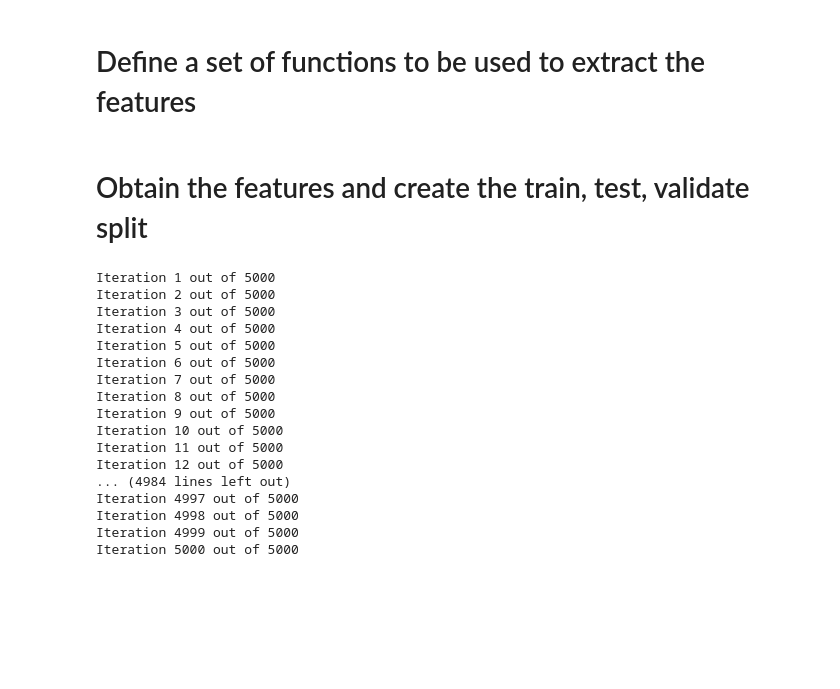
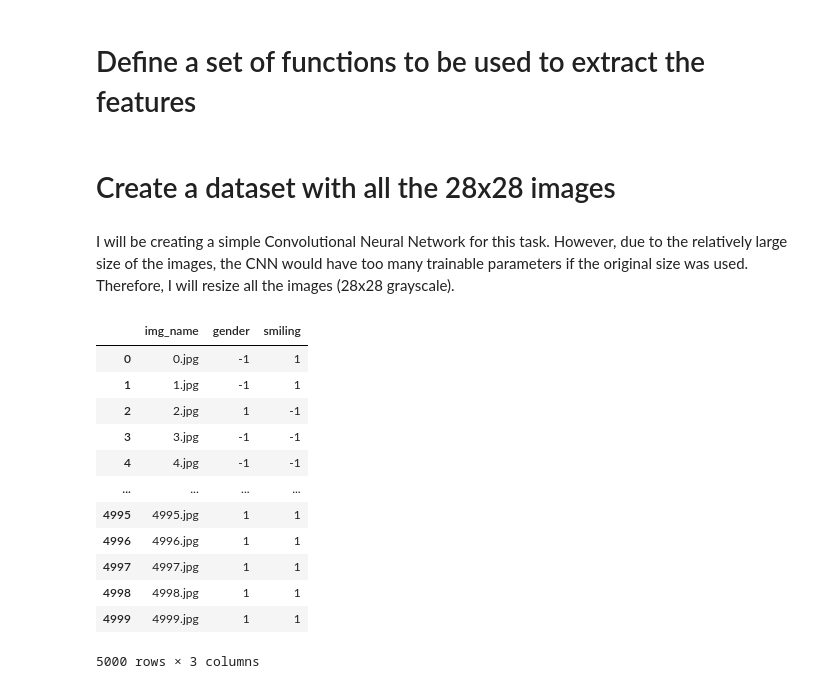
Before and after one commit to PDA44719/AMLS_ELEC0134, a Jupyter notebook: Task A1.ipynb, the cells around one changed output. Drawn from its saved outputs; the diff is of its cells as text; code cells hidden in the pictures; blank space fills up the shorter version.

Commit message:
Resize images to 28x28 and convert to grayscale.

```diff
--- a/Task A1.ipynb
+++ b/Task A1.ipynb
@@ -146,25 +147,26 @@ def extract_features_labels():
     gender_labels = (np.array(all_gender_labels) + 1)/2 # simply converts the -1 into 0, so male=0 and female=1
     #smiling_labels = (np.array(all_smiling_labels) + 1)/2
     return landmark_features, gender_labels, image_files
-# %% [markdown]
-# Obtain the features and create the train, test, validate split
-# %%
-X, y_gender, image_files = extract_features_labels()
-# %% [output]
-Iteration 1 out of 5000
-Iteration 2 out of 5000
-Iteration 3 out of 5000
-Iteration 4 out of 5000
-Iteration 5 out of 5000
-Iteration 6 out of 5000
-Iteration 7 out of 5000
-Iteration 8 out of 5000
-Iteration 9 out of 5000
-Iteration 10 out of 5000
-Iteration 11 out of 5000
-Iteration 12 out of 5000
-... (4984 lines left out)
-Iteration 4997 out of 5000
-Iteration 4998 out of 5000
-Iteration 4999 out of 5000
-Iteration 5000 out of 5000
+# %% [markdown]
+# Create a dataset with all the 28x28 images
+# %% [markdown]
+I will be creating a simple Convolutional Neural Network for this task. However, due to the relatively large size of the images, the CNN would have too many trainable parameters if the original size was used. Therefore, I will resize all the images (28x28 grayscale).
+# %%
+# Obtain a dataframe containing the images and labels
+df = pd.read_csv('./dataset_AMLS_22-23/celeba/labels.csv', sep='\t')
+df.drop(df.columns[0], axis=1, inplace=True)
+df
+# %% [output]
+|  | img_name | gender | smiling |
+| 0 | 0.jpg | -1 | 1 |
+| 1 | 1.jpg | -1 | 1 |
+| 2 | 2.jpg | 1 | -1 |
+| 3 | 3.jpg | -1 | -1 |
+| 4 | 4.jpg | -1 | -1 |
+| ... | ... | ... | ... |
+| 4995 | 4995.jpg | 1 | 1 |
+| 4996 | 4996.jpg | 1 | 1 |
+| 4997 | 4997.jpg | 1 | 1 |
+| 4998 | 4998.jpg | 1 | 1 |
+| 4999 | 4999.jpg | 1 | 1 |
+5000 rows × 3 columns
```
Also changed, not shown: parts of 4 cells of this notebook.
